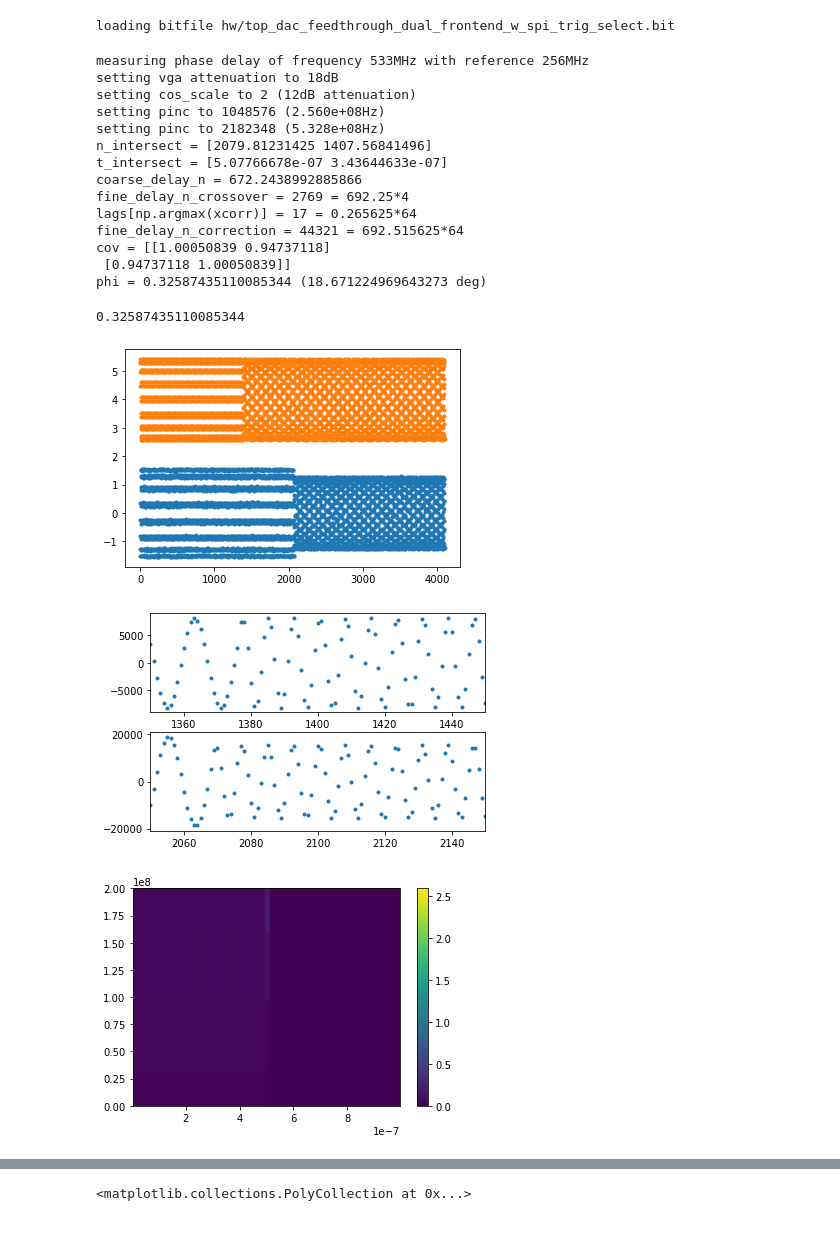
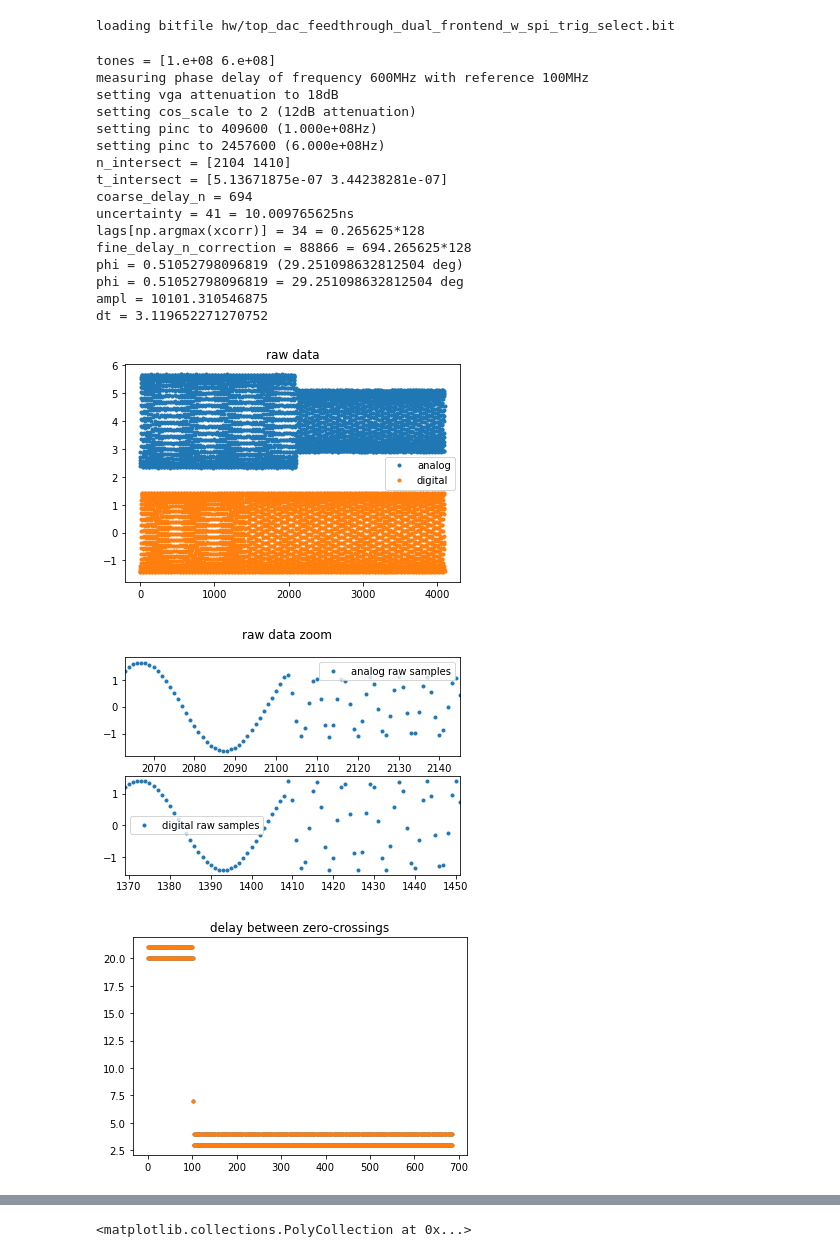
Before and after one commit to qnngroup/rfsoc_dds, a Jupyter notebook: pynq/dds_loopback_overlay.ipynb, the cells around one changed output, grey strips where cells are left out. Cells and saved outputs as stored; diff of their text form; code cells hidden in the pictures.

Commit message:
finally fixed phase detection for real (hopefully)

```diff
--- a/pynq/dds_loopback_overlay.ipynb
+++ b/pynq/dds_loopback_overlay.ipynb
@@ -5,34 +5,41 @@ import scipy.io
 import time
 from dds_loopback import DDSOverlay
 # %%
-ol = DDSOverlay(bitfile_name='hw/top_dac_feedthrough_dual_frontend_w_spi_trig_select.bit',dbg=True,plot=False,n_buffers=1,download=True)
+ol = DDSOverlay(bitfile_name='hw/top_dac_feedthrough_dual_frontend_w_spi_trig_select.bit',dbg=True,plot=False,n_buffers=1,download=False)
 # %% [output]
 loading bitfile hw/top_dac_feedthrough_dual_frontend_w_spi_trig_select.bit
 # %%
 ol.dbg = True
 ol.plot = True
-OSR1 = 4
-OSR2 = 64
-tones = np.array([256e6, 532.8e6])
-N_fft = 64
-N_overlap = 32
-ol.measure_phase('afe', tones, OSR1, OSR2, N_fft, N_overlap)
+OSR = 128
+tones = np.floor((np.array([100e6, 600e6])/ol.f_samp)*2**ol.phase_bits)*ol.f_samp/2**ol.phase_bits
+print(f'tones = {tones}')
+vga_atten_dB = 18
+dac_atten_dB = 0
+t1 = time.time()
+phi = ol.measure_phase('afe', tones, OSR, vga_atten_dB, dac_atten_dB)
+ampl = np.std(scipy.signal.resample_poly(np.array(ol.dma_buffers[0][4096:8192,0],dtype=np.float32),32,1,axis=0))
+t2 = time.time()
+print(f'phi = {phi} = {phi*180/np.pi} deg')
+print(f'ampl = {ampl}')
+print(f'dt = {t2-t1}')
 # %% [output]
-measuring phase delay of frequency 533MHz with reference 256MHz
+tones = [1.e+08 6.e+08]
+measuring phase delay of frequency 600MHz with reference 100MHz
 setting vga attenuation to 18dB
 setting cos_scale to 2 (12dB attenuation)
-setting pinc to 1048576 (2.560e+08Hz)
-setting pinc to 2182348 (5.328e+08Hz)
-n_intersect = [2079.81231425 1407.56841496]
-t_intersect = [5.07766678e-07 3.43644633e-07]
-coarse_delay_n = 672.2438992885866
-fine_delay_n_crossover = 2769 = 692.25*4
-lags[np.argmax(xcorr)] = 17 = 0.265625*64
-fine_delay_n_correction = 44321 = 692.515625*64
-cov = [[1.00050839 0.94737118]
- [0.94737118 1.00050839]]
-phi = 0.32587435110085344 (18.671224969643273 deg)
+setting pinc to 409600 (1.000e+08Hz)
+setting pinc to 2457600 (6.000e+08Hz)
+n_intersect = [2104 1410]
+t_intersect = [5.13671875e-07 3.44238281e-07]
+coarse_delay_n = 694
+uncertainty = 41 = 10.009765625ns
+lags[np.argmax(xcorr)] = 34 = 0.265625*128
+fine_delay_n_correction = 88866 = 694.265625*128
+phi = 0.51052798096819 (29.251098632812504 deg)
+phi = 0.51052798096819 = 29.251098632812504 deg
+ampl = 10101.310546875
+dt = 3.119652271270752
-0.32587435110085344
-[figure, old version]
+[figure, new version]
-[figure, old version]
+[figure, new version]
-[figure, old version]
+[figure, new version]
```
Also changed, not shown: parts of 9 cells of this notebook, 1 other file.
